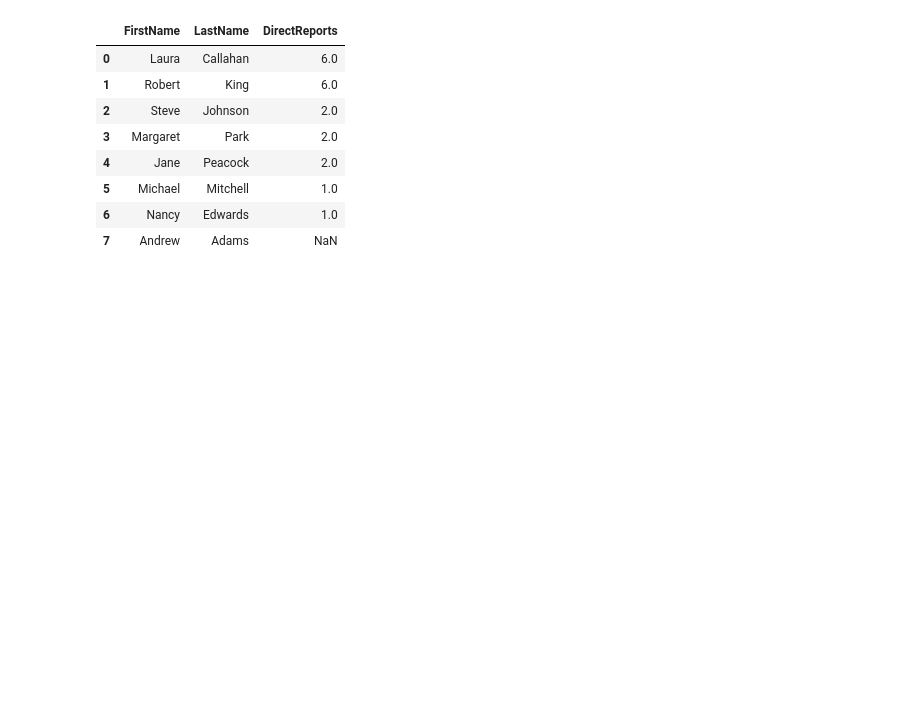
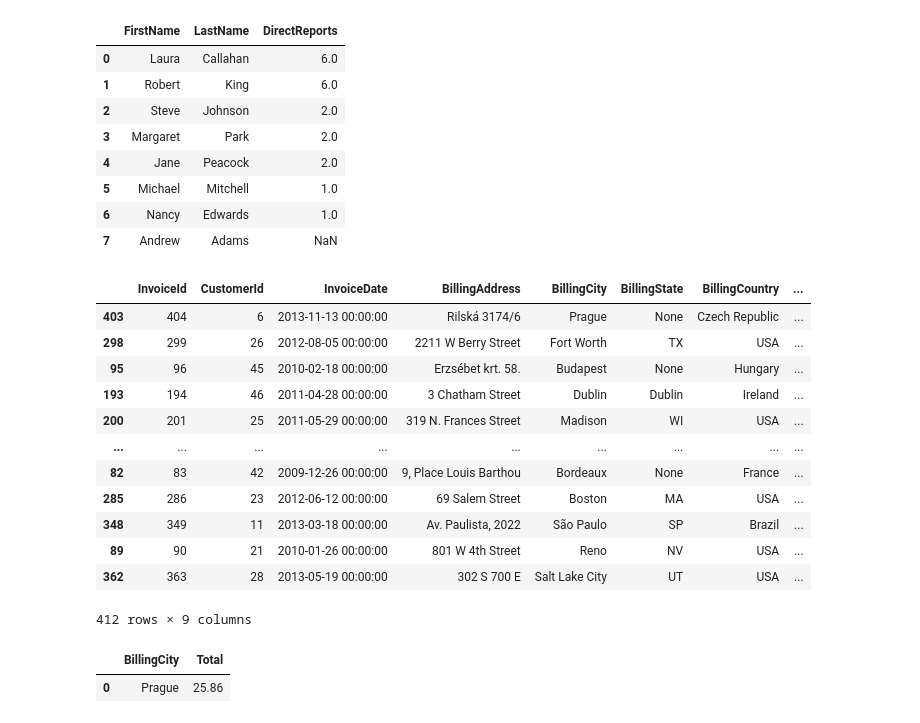
Before and after one commit to ThomasHChapman/DS-Live-051622, a Jupyter notebook: Phase3/SQL_Stand_Up.ipynb, the cells around one changed output. Cells and saved outputs as stored; diff of their text form; code cells hidden in the pictures; blank space fills up the shorter version.

```diff
--- a/Phase3/SQL_Stand_Up.ipynb
+++ b/Phase3/SQL_Stand_Up.ipynb
@@ -283,7 +282,38 @@ pd.read_sql(query, con)
 | 5 | Michael | Mitchell | 1.0 |
 | 6 | Nancy | Edwards | 1.0 |
 | 7 | Andrew | Adams | NaN |
+# %%
+Invoice_df.sort_values('Total', ascending=False)
+# %% [output]
+|  | InvoiceId | CustomerId | InvoiceDate | BillingAddress | BillingCity | BillingState | BillingCountry | ... |
+| 403 | 404 | 6 | 2013-11-13 00:00:00 | Rilská 3174/6 | Prague | None | Czech Republic | ... |
+| 298 | 299 | 26 | 2012-08-05 00:00:00 | 2211 W Berry Street | Fort Worth | TX | USA | ... |
+| 95 | 96 | 45 | 2010-02-18 00:00:00 | Erzsébet krt. 58. | Budapest | None | Hungary | ... |
+| 193 | 194 | 46 | 2011-04-28 00:00:00 | 3 Chatham Street | Dublin | Dublin | Ireland | ... |
+| 200 | 201 | 25 | 2011-05-29 00:00:00 | 319 N. Frances Street | Madison | WI | USA | ... |
+| ... | ... | ... | ... | ... | ... | ... | ... | ... |
+| 82 | 83 | 42 | 2009-12-26 00:00:00 | 9, Place Louis Barthou | Bordeaux | None | France | ... |
+| 285 | 286 | 23 | 2012-06-12 00:00:00 | 69 Salem Street | Boston | MA | USA | ... |
+| 348 | 349 | 11 | 2013-03-18 00:00:00 | Av. Paulista, 2022 | São Paulo | SP | Brazil | ... |
+| 89 | 90 | 21 | 2010-01-26 00:00:00 | 801 W 4th Street | Reno | NV | USA | ... |
+| 362 | 363 | 28 | 2013-05-19 00:00:00 | 302 S 700 E | Salt Lake City | UT | USA | ... |
+412 rows × 9 columns
 # %%
 # In what city does the customer with the largest purchase amount live?
+query= """
+
+SELECT
+   BillingCity, max(Total) as Total
+FROM
+    Invoice
+
+LIMIT
+    1
+"""
+
+pd.read_sql(query, con)
+# %% [output]
+|  | BillingCity | Total |
+| 0 | Prague | 25.86 |
 # %%
 # What country has the largest about of customers?
```
Also changed, not shown: parts of 3 cells of this notebook.
